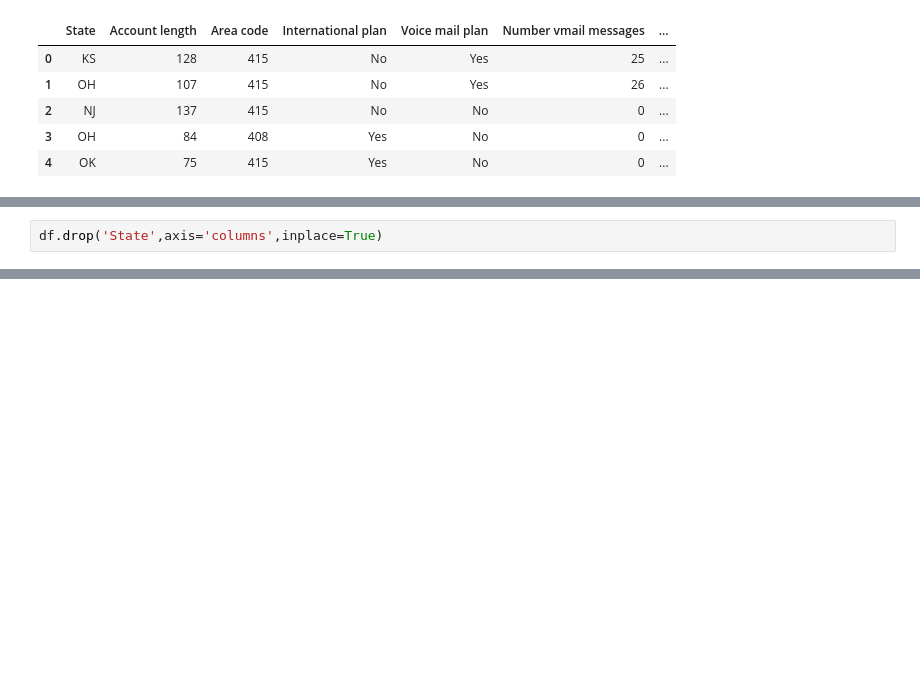
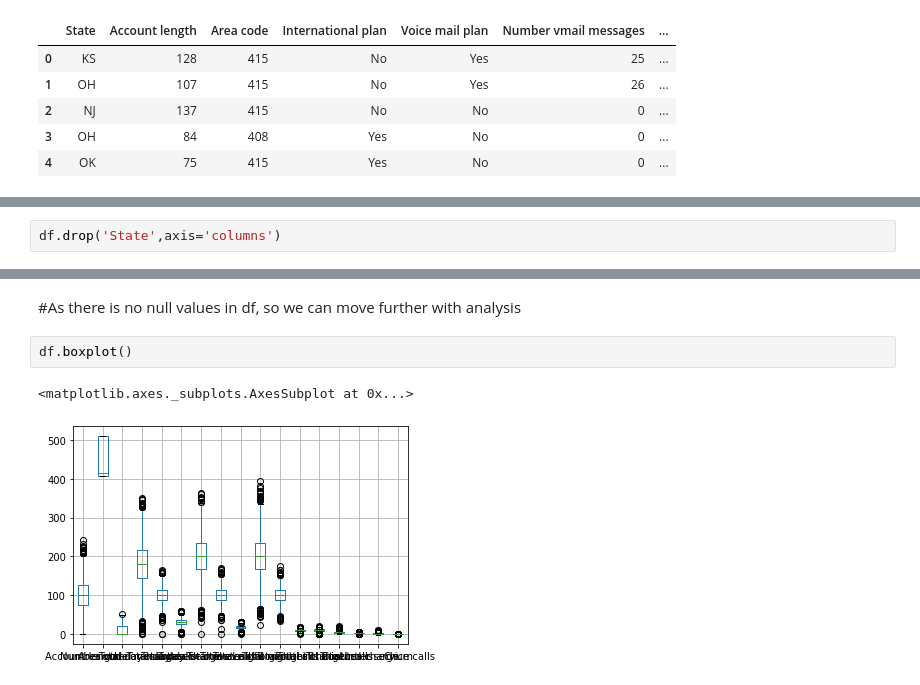
Before and after one commit to nikita-1095/EDA-Telecom-Churn-Analysis, a Jupyter notebook: Nikita_W_Telecom_Churn_Analysis_Capstone_Project.ipynb, the cells around one changed output, grey strips where cells are left out. Saved outputs shown, nothing was run; the diff lists cells and outputs as text; blank space fills up the shorter version.

```diff
--- a/Nikita_W_Telecom_Churn_Analysis_Capstone_Project.ipynb
+++ b/Nikita_W_Telecom_Churn_Analysis_Capstone_Project.ipynb
@@ -29,2 +44,2 @@ df.head()
 # %%
-df.drop('State',axis='columns',inplace=True)
+df.drop('State',axis='columns')
@@ -54,0 +119,7 @@ memory usage: 472.1+ KB
+# %% [markdown]
+#As there is no null values in df, so we can move further with analysis
+# %%
+df.boxplot()
+# %% [output]
+<matplotlib.axes._subplots.AxesSubplot at 0x...>
+[figure, added]
```
Also changed, not shown: parts of 29 cells of this notebook.
